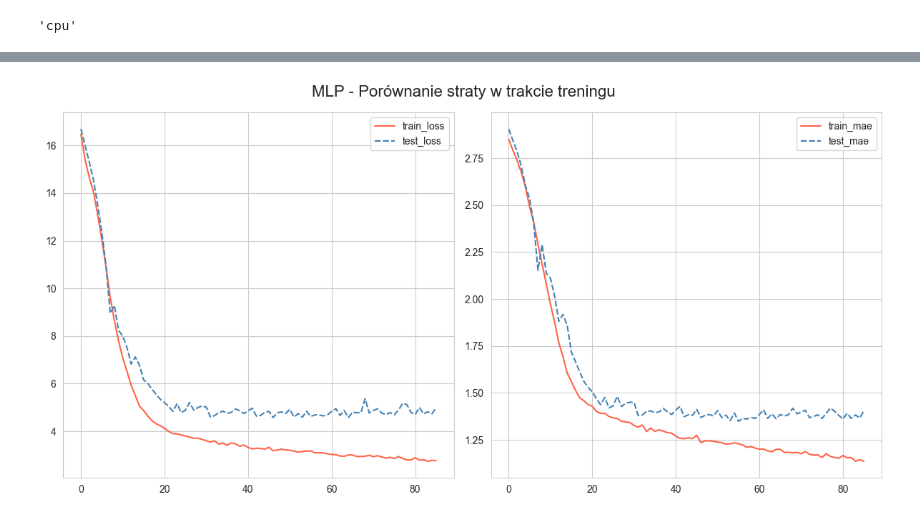
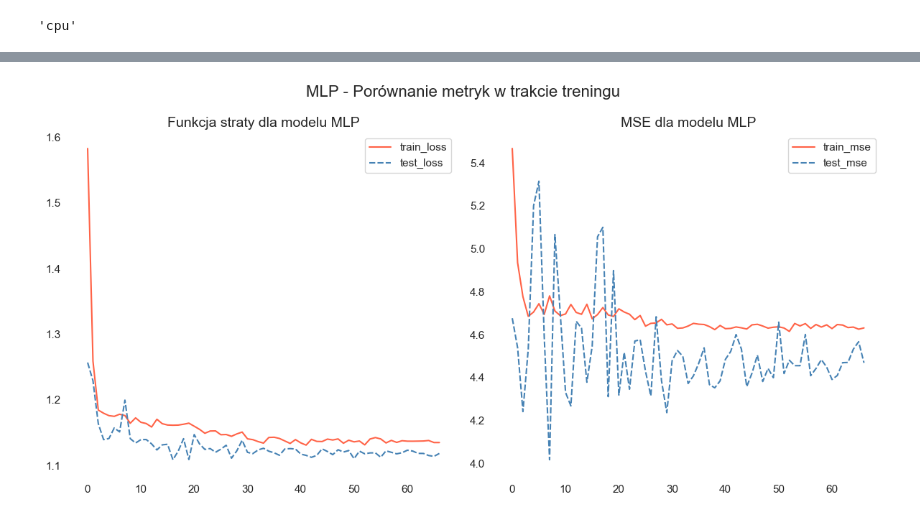
Before and after one commit to ruus77/FPL-Points-Predictions, a Jupyter notebook: Notebooks/Modeling/MLP.ipynb, the cells around one changed output, grey strips where cells are left out. Cells and saved outputs as stored; diff of their text form; code cells hidden in the pictures.

```diff
--- a/Notebooks/Modeling/MLP.ipynb
+++ b/Notebooks/Modeling/MLP.ipynb
@@ -130,7 +128,7 @@ data.shape
 mlp = MLP(
     input_size=x.shape[1],
     hidden_size1=64,
-    hidden_size2=32,
+    hidden_size2=16,
     output_size=1
 ).to(device)
 # %%
@@ -161,23 +159,21 @@ Estimated Total Size (MB): 0.19
 ================================================================================================================
 # %%
-learning_rate = 0.0001
-weight_decay = .01
-loss_fn = nn.MSELoss()
-optimizer = torch.optim.AdamW(lr=learning_rate,
+learning_rate = 0.001
+weight_decay = .08
+loss_fn = MSELoss(reduction="none")
+optimizer = torch.optim.Adam(lr=learning_rate,
                             params=mlp.parameters(),
                             weight_decay=weight_decay)
 # %%
 trainer = Trainer(device=device,
-                  tensor_shape=(len(train_dataloader.dataset), x.shape[1]),
                   random_state=77)
 # %%
-NUM_EPOCHS = 400
+NUM_EPOCHS = 100
 results, best_model = trainer.model_eval(train_dataloader=train_dataloader,
                              test_dataloader=valid_dataloader,
                              model=mlp,
                              num_epochs=NUM_EPOCHS,
                              optimizer=optimizer,
                              loss_fn=loss_fn,
-                             tolerance=0.001,
-                             patience=NUM_EPOCHS//10)
+                             patience=NUM_EPOCHS//2)
 # %% [output]
@@ -207,15 +207,21 @@ results_frame.tail()
 # %%
 fig, ax = plt.subplots(nrows=1, ncols=2, figsize=(12, 6))
-sns.lineplot(results_frame[["train_loss", "test_loss"]],
+
+sns.lineplot(data=results_frame[["train_loss", "test_loss"]],
              palette=["tomato", "steelblue"],
              ax=ax[0])
-sns.lineplot(results_frame[["train_mae", "test_mae"]],
+ax[0].set_title("Funkcja straty dla modelu MLP", fontsize=14)
+
+sns.lineplot(data=results_frame[["train_mse", "test_mse"]],
              palette=["tomato", "steelblue"],
              ax=ax[1])
-fig.suptitle("MLP - Porównanie straty w trakcie treningu", fontsize=16)
+ax[1].set_title("MSE dla modelu MLP", fontsize=14)
+
+fig.suptitle("MLP - Porównanie metryk w trakcie treningu", fontsize=16)
 plt.tight_layout()
+plt.show()
 # %% [output]
-[figure, old version]
+[figure, new version]
 # %%
 mlp.load_state_dict(best_model)
 mlp.eval()
```
Also changed, not shown: parts of 30 cells of this notebook, 3 other files.
